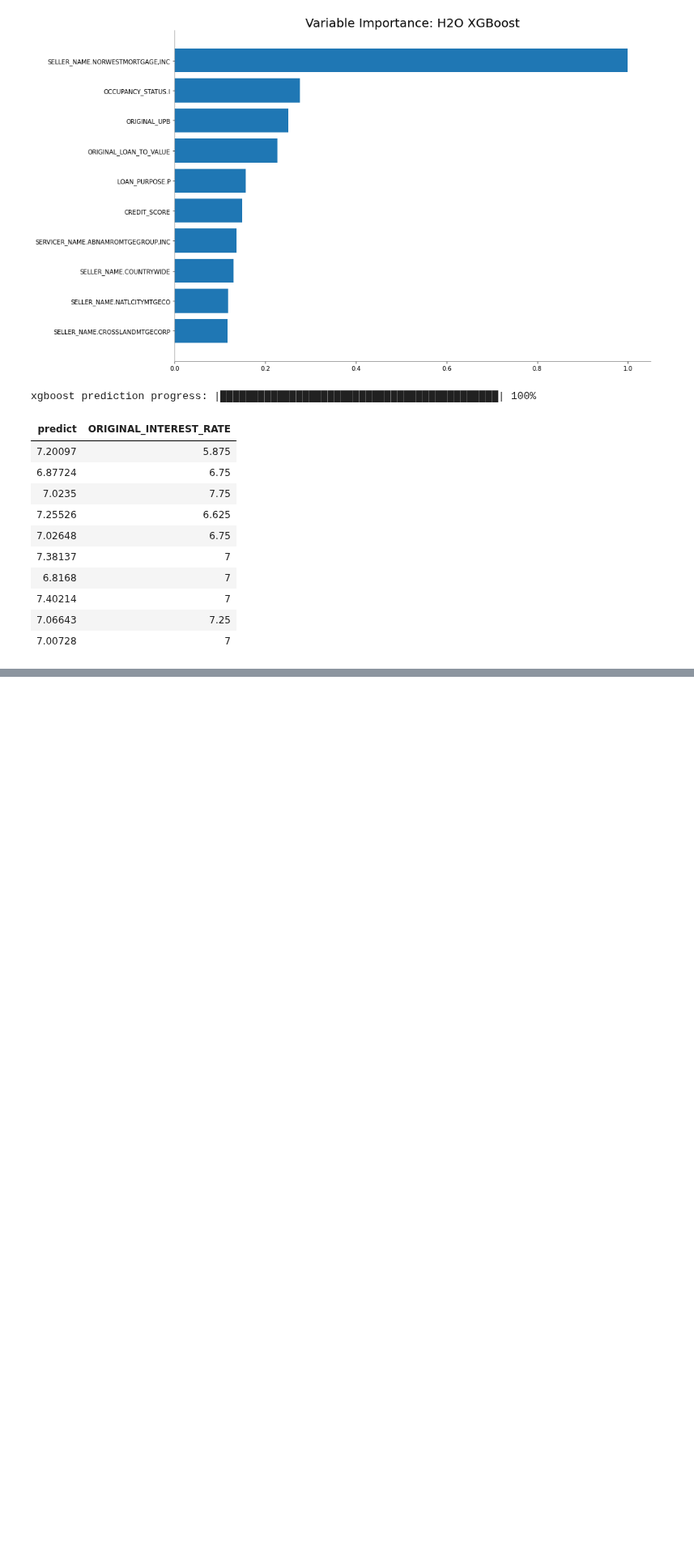
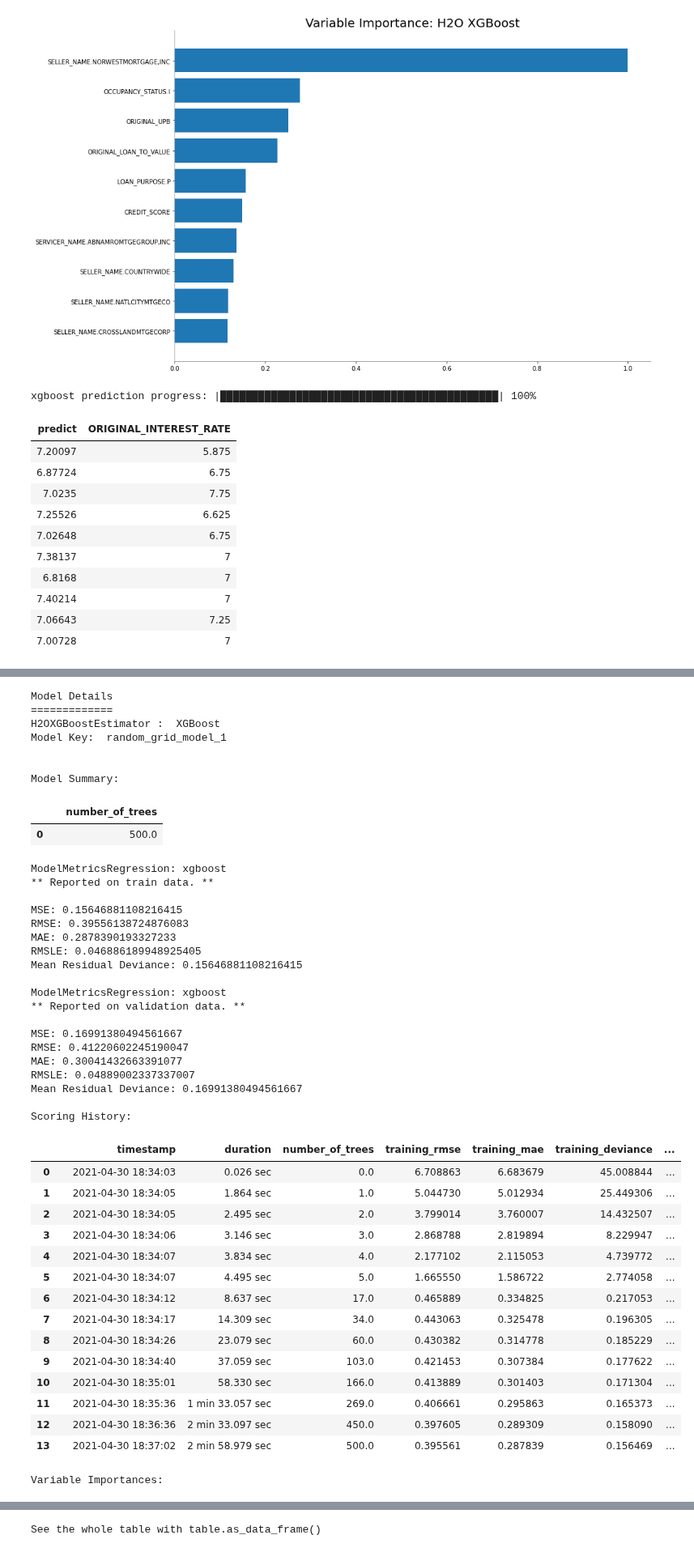
Before and after one commit to juan-ivan-NV/My-learnings, a Jupyter notebook: H2O_ai_tutorials/H2O_3_regression.ipynb, the cells around one changed output, grey strips where cells are left out. Shown at 81% size. Cells and saved outputs as stored; diff of their text form; code cells hidden in the pictures; blank space fills up the shorter version.

```diff
--- a/H2O_ai_tutorials/H2O_3_regression.ipynb
+++ b/H2O_ai_tutorials/H2O_3_regression.ipynb
@@ -283,0 +438,24 @@ default_xgb_per = xgb.model_performance(valid)
+# %%
+xgb = H2OXGBoostEstimator(model_id = 'xgb_grid',
+                          ntrees = 500,
+                          learn_rate = 0.25,
+                          stopping_rounds = 3, #default
+                          stopping_tolerance = 1e-3, #default
+                          stopping_metric = "rmse", #default
+                          seed = 42)
+
+hyper_params = {'max_depth' : [5,6,7,9],
+                'sample_rate': [x/100. for x in range(20,101)],
+                'col_sample_rate' : [x/100. for x in range(20,101)],
+                'col_sample_rate_per_tree': [x/100. for x in range(20,101)]}
+
+search_criteria_tune = {'strategy': "RandomDiscrete",
+                        'max_runtime_secs': 900, #15 min
+                        'max_models': 100,  ## build no more than 100 models
+                        'seed' : 42}
+
+xgb_grid = H2OGridSearch(xgb, hyper_params,
+                         grid_id = 'random_grid',
+                         search_criteria = search_criteria_tune)
+
+%time xgb_grid.train(x = x, y = y, training_frame = train, validation_frame = valid)
@@ -283,0 +477,49 @@ default_xgb_per = xgb.model_performance(valid)
+# %%
+# Retrieve the best model from the grid search
+best_xgb_model = xgb_grid.models[0]
+best_xgb_model
+# %% [output]
+Model Details
+=============
+H2OXGBoostEstimator :  XGBoost
+Model Key:  random_grid_model_1
+
+
+Model Summary:
+|  |  | number_of_trees |
+| 0 |  | 500.0 |
+ModelMetricsRegression: xgboost
+** Reported on train data. **
+
+MSE: 0.15646881108216415
+RMSE: 0.39556138724876083
+MAE: 0.2878390193327233
+RMSLE: 0.046886189948925405
+Mean Residual Deviance: 0.15646881108216415
+
+ModelMetricsRegression: xgboost
+** Reported on validation data. **
+
+MSE: 0.16991380494561667
+RMSE: 0.41220602245190047
+MAE: 0.30041432663391077
+RMSLE: 0.04889002337337007
+Mean Residual Deviance: 0.16991380494561667
+
+Scoring History:
+|  |  | timestamp | duration | number_of_trees | training_rmse | training_mae | training_deviance | ... |
+| 0 |  | 2021-04-30 18:34:03 | 0.026 sec | 0.0 | 6.708863 | 6.683679 | 45.008844 | ... |
+| 1 |  | 2021-04-30 18:34:05 | 1.864 sec | 1.0 | 5.044730 | 5.012934 | 25.449306 | ... |
+| 2 |  | 2021-04-30 18:34:05 | 2.495 sec | 2.0 | 3.799014 | 3.760007 | 14.432507 | ... |
+| 3 |  | 2021-04-30 18:34:06 | 3.146 sec | 3.0 | 2.868788 | 2.819894 | 8.229947 | ... |
+| 4 |  | 2021-04-30 18:34:07 | 3.834 sec | 4.0 | 2.177102 | 2.115053 | 4.739772 | ... |
+| 5 |  | 2021-04-30 18:34:07 | 4.495 sec | 5.0 | 1.665550 | 1.586722 | 2.774058 | ... |
+| 6 |  | 2021-04-30 18:34:12 | 8.637 sec | 17.0 | 0.465889 | 0.334825 | 0.217053 | ... |
+| 7 |  | 2021-04-30 18:34:17 | 14.309 sec | 34.0 | 0.443063 | 0.325478 | 0.196305 | ... |
+| 8 |  | 2021-04-30 18:34:26 | 23.079 sec | 60.0 | 0.430382 | 0.314778 | 0.185229 | ... |
+| 9 |  | 2021-04-30 18:34:40 | 37.059 sec | 103.0 | 0.421453 | 0.307384 | 0.177622 | ... |
+| 10 |  | 2021-04-30 18:35:01 | 58.330 sec | 166.0 | 0.413889 | 0.301403 | 0.171304 | ... |
+| 11 |  | 2021-04-30 18:35:36 | 1 min 33.057 sec | 269.0 | 0.406661 | 0.295863 | 0.165373 | ... |
+| 12 |  | 2021-04-30 18:36:36 | 2 min 33.097 sec | 450.0 | 0.397605 | 0.289309 | 0.158090 | ... |
+| 13 |  | 2021-04-30 18:37:02 | 2 min 58.979 sec | 500.0 | 0.395561 | 0.287839 | 0.156469 | ... |
+Variable Importances:
@@ -283,0 +543 @@ default_xgb_per = xgb.model_performance(valid)
+See the whole table with table.as_data_frame()
```
Also changed, not shown: parts of 40 cells of this notebook.
